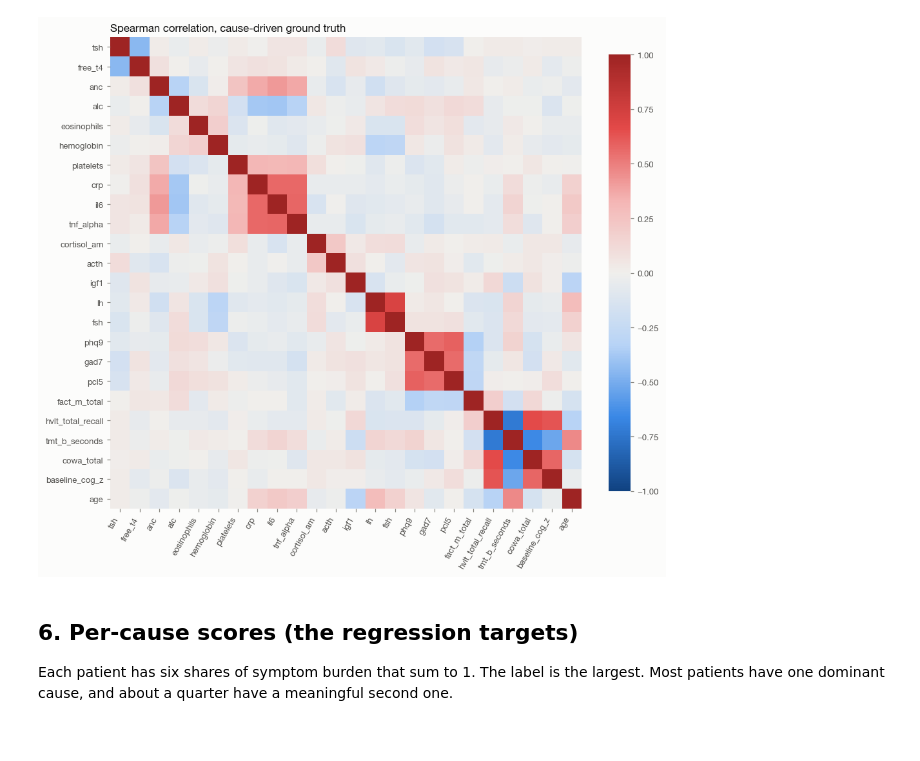
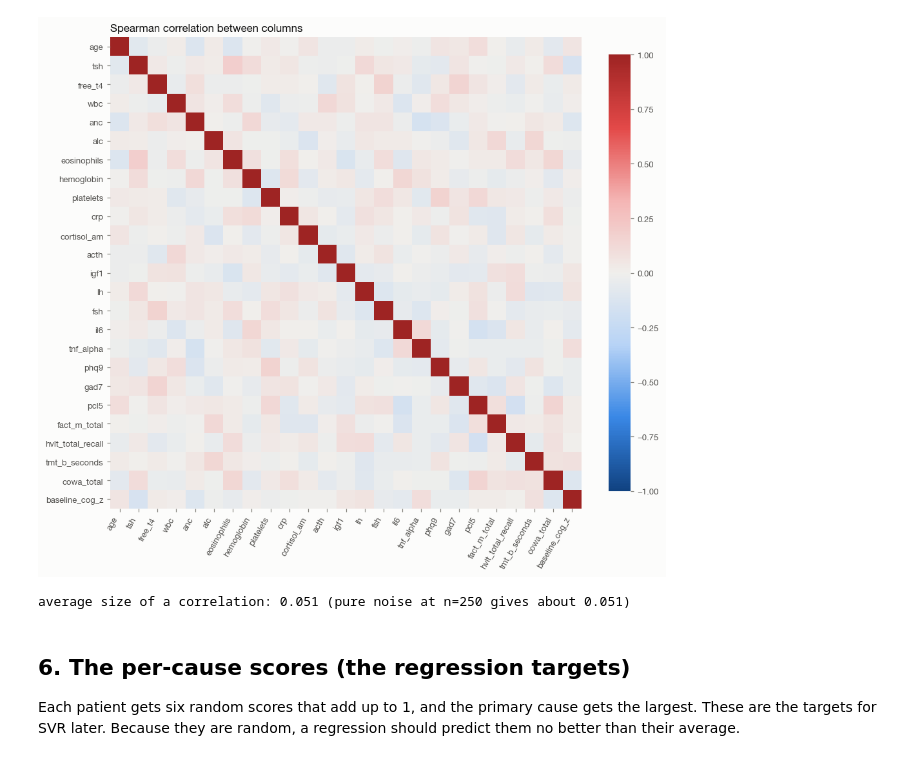
Before and after one commit to sivapichappan/FDU-Cancer-Model, a Jupyter notebook: explore_synthetic_data.ipynb, the cells around one changed output. Saved outputs shown, nothing was run; the diff lists cells and outputs as text; code cells hidden in the pictures.

```diff
--- a/explore_synthetic_data.ipynb
+++ b/explore_synthetic_data.ipynb
@@ -162,20 +148,0 @@ sex by design.
-# %%
-cols = ["tsh", "crp", "cortisol_am", "acth", "phq9", "gad7", "fact_g", "fact_m_total", "baseline_cog_z",
-        "igf1", "il6", "hvlt_total_recall", "pcl5"]
-present = obs[cols].notna().groupby(obs.primary_cause).mean().reindex(CAUSES).T
-fig, ax = plt.subplots(figsize=(7.5, 5.6))
-seq = plt.matplotlib.colors.LinearSegmentedColormap.from_list(
-    "blue_seq", ["#cde2fb", "#86b6ef", "#3987e5", "#256abf", "#104281"])
-im = ax.imshow(present.to_numpy(), cmap=seq, vmin=0, vmax=1, aspect="auto")
-for (i, j), v in np.ndenumerate(present.to_numpy()):
-    ax.text(j, i, f"{v:.0%}", ha="center", va="center", fontsize=8, color=SURFACE if v > 0.55 else INK)
-ax.set_xticks(range(len(CAUSES)), [SHORT[c] for c in CAUSES])
-ax.set_yticks(range(len(cols)), cols)
-ax.grid(False)
-for side in ("left", "bottom"):
-    ax.spines[side].set_visible(False)
-ax.set_title("Share of patients with a value, by true cause")
-with plt.rc_context({"axes.grid": False}):
-    plt.colorbar(im, ax=ax, fraction=0.04, format=plt.matplotlib.ticker.PercentFormatter(1)).outline.set_visible(False)
-plt.tight_layout()
-plt.show()
@@ -190,29 +194,33 @@ FACT) and cognition (HVLT-R, Trail Making B, COWA).
 # %%
-num = ["tsh", "free_t4", "anc", "alc", "eosinophils", "hemoglobin", "platelets", "crp", "il6", "tnf_alpha",
-       "cortisol_am", "acth", "igf1", "lh", "fsh", "phq9", "gad7", "pcl5", "fact_m_total",
-       "hvlt_total_recall", "tmt_b_seconds", "cowa_total", "baseline_cog_z", "age"]
+num = ["age", "tsh", "free_t4", "wbc", "anc", "alc", "eosinophils", "hemoglobin", "platelets", "crp",
+       "cortisol_am", "acth", "igf1", "lh", "fsh", "il6", "tnf_alpha", "phq9", "gad7", "pcl5", "fact_m_total",
+       "hvlt_total_recall", "tmt_b_seconds", "cowa_total", "baseline_cog_z"]
 corr = gt[num].corr(method="spearman")
 div = plt.matplotlib.colors.LinearSegmentedColormap.from_list(
     "blue_red", ["#104281", "#3987e5", "#b7d3f6", "#f0efec", "#f4b5b4", "#e34948", "#9e2423"])
 fig, ax = plt.subplots(figsize=(9, 8))
 im = ax.imshow(corr.to_numpy(), cmap=div, vmin=-1, vmax=1)
 ax.set_xticks(range(len(num)), num, rotation=60, ha="right")
 ax.set_yticks(range(len(num)), num)
 ax.grid(False)
 for side in ("left", "bottom"):
     ax.spines[side].set_visible(False)
-ax.set_title("Spearman correlation, cause-driven ground truth")
+ax.set_title("Spearman correlation between columns")
 with plt.rc_context({"axes.grid": False}):
     plt.colorbar(im, ax=ax, fraction=0.04).outline.set_visible(False)
 plt.tight_layout()
 plt.show()
+off = corr.to_numpy()[np.triu_indices(len(num), 1)]
+print(f"average size of a correlation: {np.abs(off).mean():.3f} (pure noise at n={len(gt)} gives about "
+      f"{np.sqrt(2 / np.pi) / np.sqrt(len(gt) - 1):.3f})")
 # %% [output]
-[figure, old version]
+[figure, new version]
+average size of a correlation: 0.051 (pure noise at n=250 gives about 0.051)
-# %% [markdown]
-## 6. Per-cause scores (the regression targets)
-
-Each patient has six shares of symptom burden that sum to 1. The label is the largest. Most patients have one
-dominant cause, and about a quarter have a meaningful second one.
+# %% [markdown]
+## 6. The per-cause scores (the regression targets)
+
+Each patient gets six random scores that add up to 1, and the primary cause gets the largest. These are the targets
+for SVR later. Because they are random, a regression should predict them no better than their average.
 # %%
 fig, axes = plt.subplots(2, 3, figsize=(10, 5.2), sharey=True)
 for ax, c in zip(axes.flat, CAUSES):
```
Also changed, not shown: parts of 24 cells of this notebook, 14 other files.
